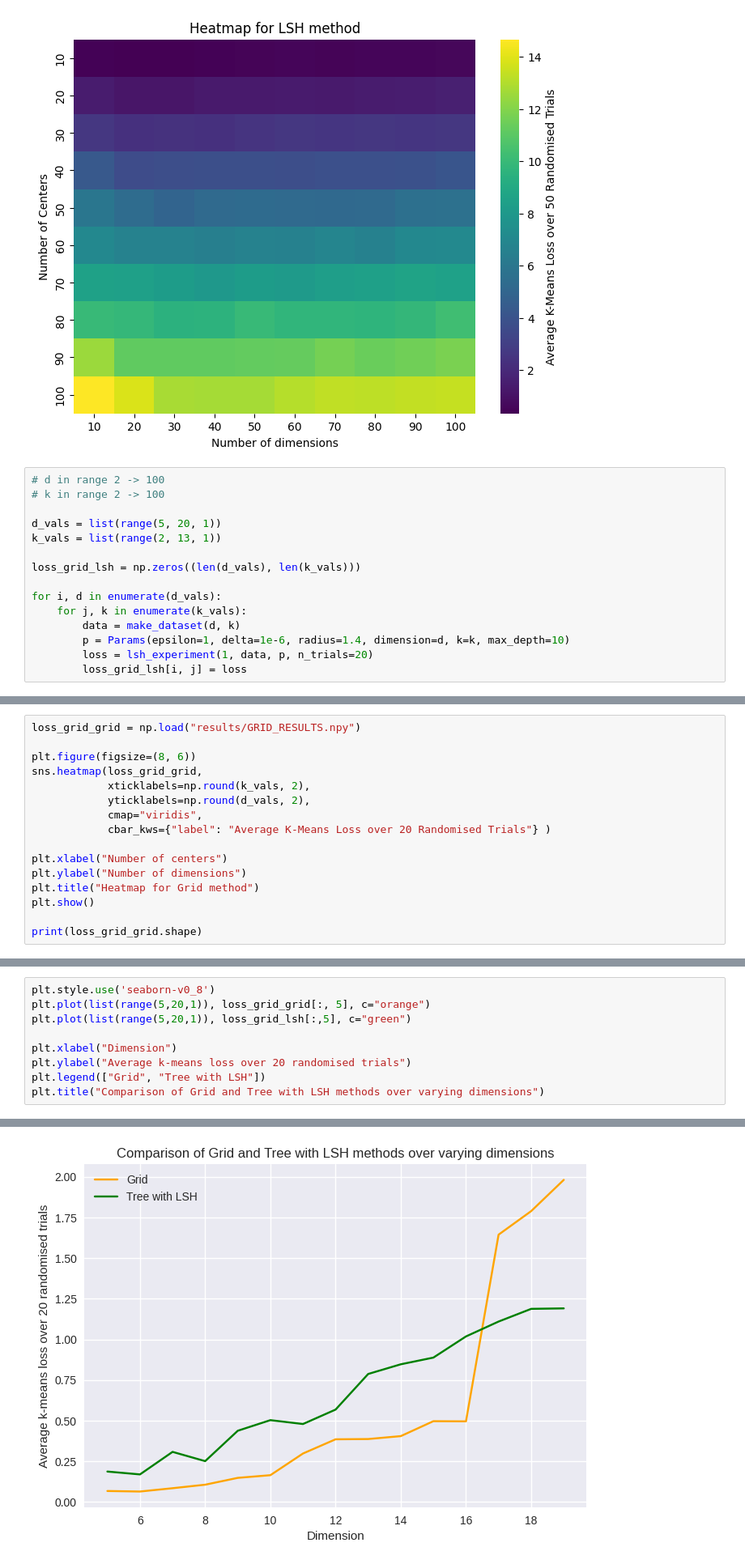
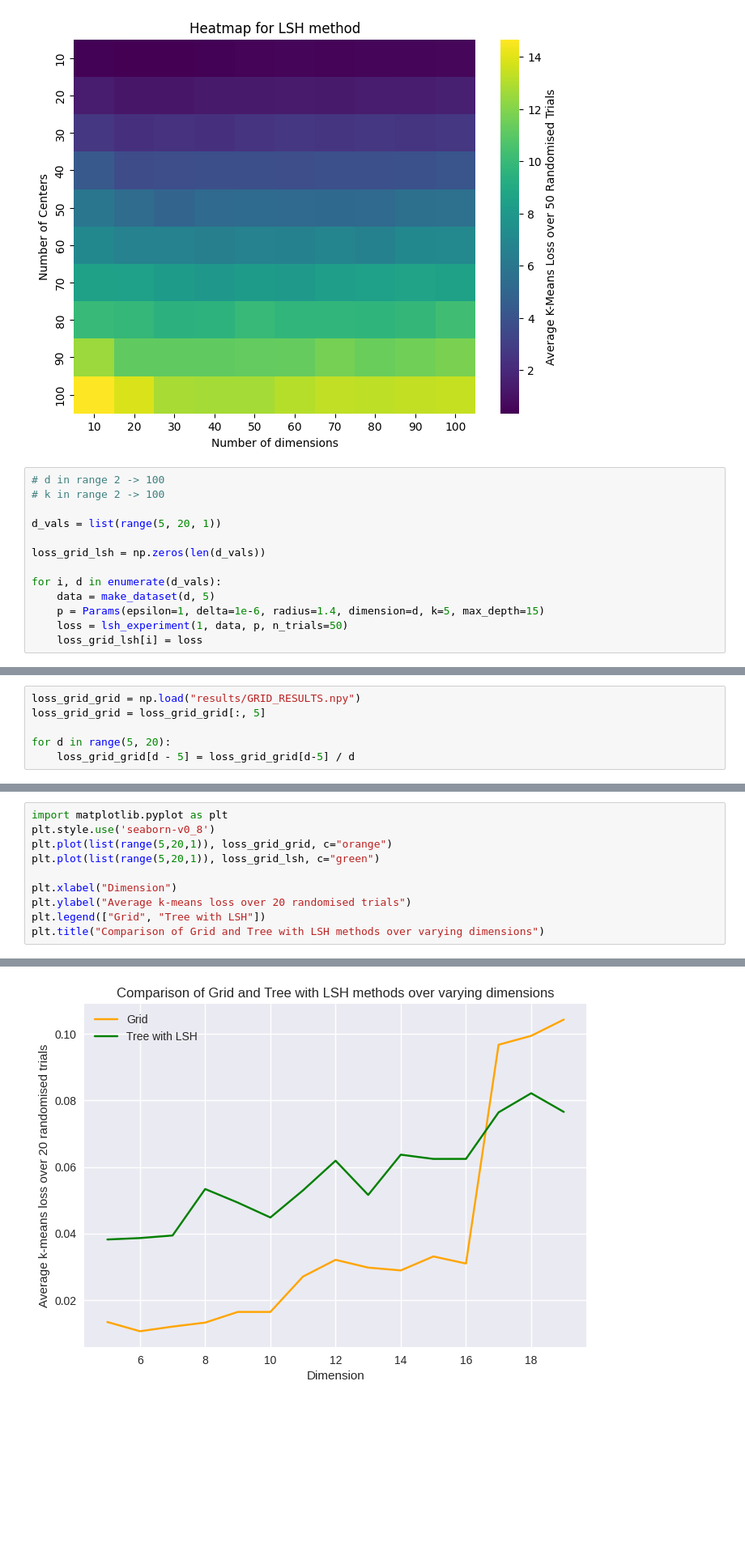
Before and after one commit to amy-ln/dpclustering, a Jupyter notebook: anothercomparison.ipynb, the cells around one changed output, grey strips where cells are left out. Shown at 81% size. Cells and saved outputs as stored; diff of their text form; blank space fills up the shorter version.

Commit message:
heuristic experiments

```diff
--- a/anothercomparison.ipynb
+++ b/anothercomparison.ipynb
@@ -136,16 +131,14 @@ plt.show()
 # k in range 2 -> 100
 
 d_vals = list(range(5, 20, 1))
-k_vals = list(range(2, 13, 1))
 
-loss_grid_lsh = np.zeros((len(d_vals), len(k_vals)))
+loss_grid_lsh = np.zeros(len(d_vals))
 
 for i, d in enumerate(d_vals):
-    for j, k in enumerate(k_vals):
-        data = make_dataset(d, k)
-        p = Params(epsilon=1, delta=1e-6, radius=1.4, dimension=d, k=k, max_depth=10)
-        loss = lsh_experiment(1, data, p, n_trials=20)
-        loss_grid_lsh[i, j] = loss
+    data = make_dataset(d, 5)
+    p = Params(epsilon=1, delta=1e-6, radius=1.4, dimension=d, k=5, max_depth=15)
+    loss = lsh_experiment(1, data, p, n_trials=50)
+    loss_grid_lsh[i] = loss
 # %% [output]
 <class 'numpy.ndarray'>
 starting synopsis...
@@ -184,16 +160,6 @@ plt.show()
 # %%
 loss_grid_grid = np.load("results/GRID_RESULTS.npy")
+loss_grid_grid = loss_grid_grid[:, 5]
 
-plt.figure(figsize=(8, 6))
-sns.heatmap(loss_grid_grid,
-            xticklabels=np.round(k_vals, 2),
-            yticklabels=np.round(d_vals, 2),
-            cmap="viridis",
-            cbar_kws={"label": "Average K-Means Loss over 20 Randomised Trials"} )
-
-plt.xlabel("Number of centers")
-plt.ylabel("Number of dimensions")
-plt.title("Heatmap for Grid method")
-plt.show()
-
-print(loss_grid_grid.shape)
+for d in range(5, 20):
+    loss_grid_grid[d - 5] = loss_grid_grid[d-5] / d
@@ -203,12 +166,13 @@ print(loss_grid_grid.shape)
 # %%
+import matplotlib.pyplot as plt
 plt.style.use('seaborn-v0_8')
-plt.plot(list(range(5,20,1)), loss_grid_grid[:, 5], c="orange")
-plt.plot(list(range(5,20,1)), loss_grid_lsh[:,5], c="green")
+plt.plot(list(range(5,20,1)), loss_grid_grid, c="orange")
+plt.plot(list(range(5,20,1)), loss_grid_lsh, c="green")
 
 plt.xlabel("Dimension")
 plt.ylabel("Average k-means loss over 20 randomised trials")
 plt.legend(["Grid", "Tree with LSH"])
 plt.title("Comparison of Grid and Tree with LSH methods over varying dimensions")
 # %% [output]
 Text(0.5, 1.0, 'Comparison of Grid and Tree with LSH methods over varying dimensions')
-[figure, old version]
+[figure, new version]
```
Also changed, not shown: parts of 11 cells of this notebook, 8 other files.
